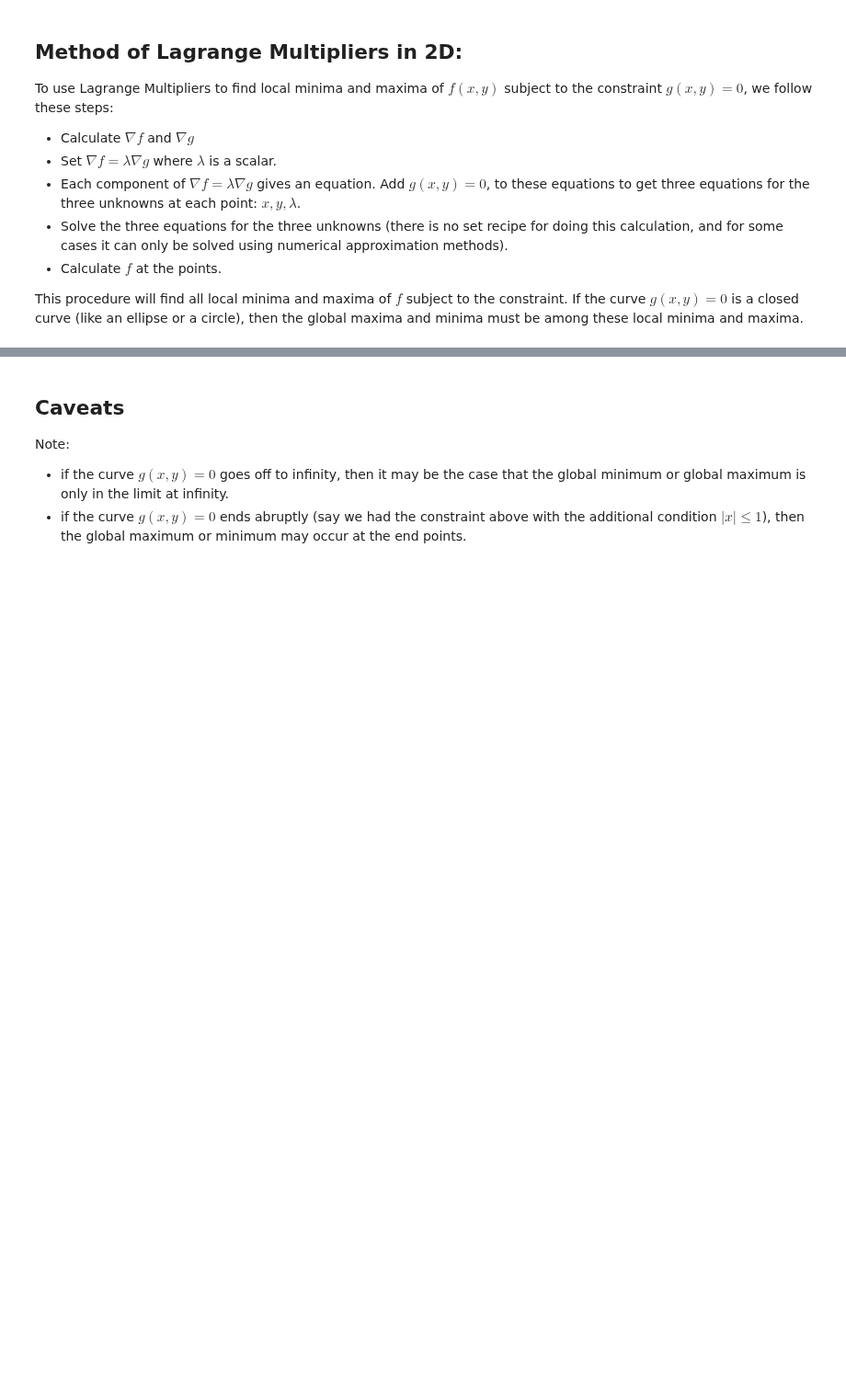
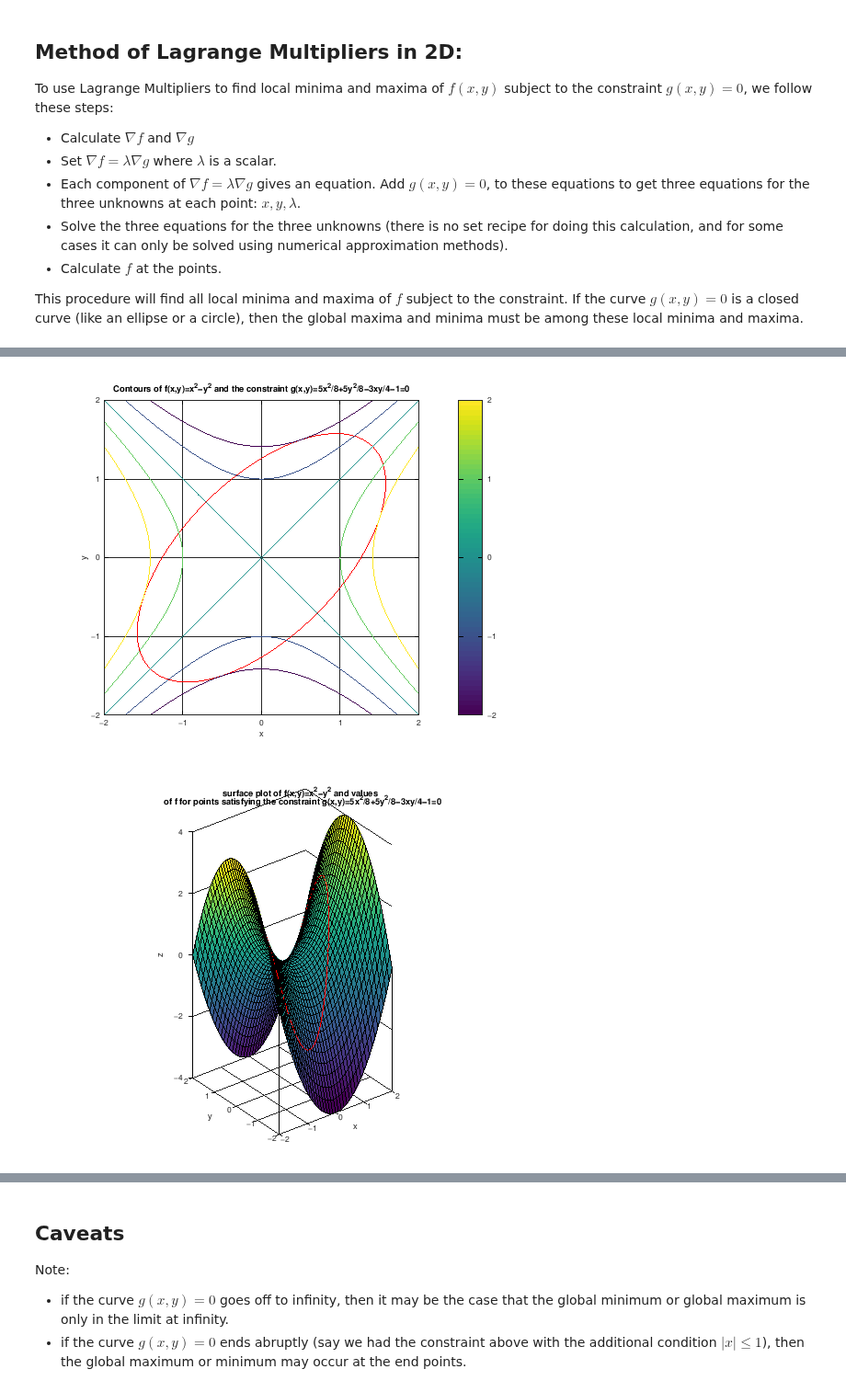
Before and after one commit to joelmiller/Laplace, a Jupyter notebook: docs/_sources/Differential_Calculus/Lagrange.ipynb, the cells around one changed output, grey strips where cells are left out. Shown at 92% size. Drawn from its saved outputs; the diff is of its cells as text; code cells hidden in the pictures; blank space fills up the shorter version.

```diff
--- a/docs/_sources/Differential_Calculus/Lagrange.ipynb
+++ b/docs/_sources/Differential_Calculus/Lagrange.ipynb
@@ -209,2 +307,48 @@ This procedure will find all local minima and maxima of $f$ subject to the const
+# %%
+graphics_toolkit("gnuplot") # gnuplot is currently the only way I can get
+                            # matlab/octave to display using this format
+                            # However, it is not ideal - there is no control over
+                            # font sizes, line widths, or ability to interact
+                            # with the plot.
+
+
+
+x = [-2:0.1:2];
+y = [-2:0.1:2];
+[X,Y] = meshgrid(x,y);
+
+G = 5*X.^2/8 + 5*Y.^2/8 -3*X.*Y/4 - 1;
+
+%the following command plots the points given by the constraint g(x,y)=0
+%and it creates a list of the x and y coordinates.
+[constraint_coords,c] = contour(X,Y,G, [0,0], 'r');
+constraint_x = constraint_coords(1,2:end); %x coordinates of the constraint points
+constraint_y = constraint_coords(2,2:end); %y coordinates of the constraint points
+daspect([1,1])
+xlabel('x')
+ylabel('y')
+hold on
+
+F = X.^2 - Y.^2;
+contour(X,Y,F, [-2, -1, 0, 1, 2])
+colorbar('location', 'eastoutside')
+
+figure(1)
+grid on
+title('Contours of f(x,y)=x^2-y^2 and the constraint g(x,y)=5x^2/8+5y^2/8-3xy/4-1=0')
+
+figure(2)
+surf(X,Y,F)
+hold on
+%in plotting the curve, we add a small value to it to make it visible above the surface.
+plot3(constraint_x, constraint_y, constraint_x.^2-constraint_y.^2+0.01,'r', 'DisplayName', 'The values of f(x,y) where g(x,y)=0') #plot values on the constraint
+xlabel('x')
+ylabel('y')
+zlabel('z')
+title('surface plot of f(x,y)=x^2-y^2 and values \n of f for points satisfying the constraint g(x,y)=5x^2/8+5y^2/8-3xy/4-1=0')
+daspect([1,1])
+# %% [output]
+[figure, added]
+[figure, added]
 # %% [markdown]
 ## Generalizations to higher dimension
```
Also changed, not shown: parts of 8 cells of this notebook, 7 other files.
